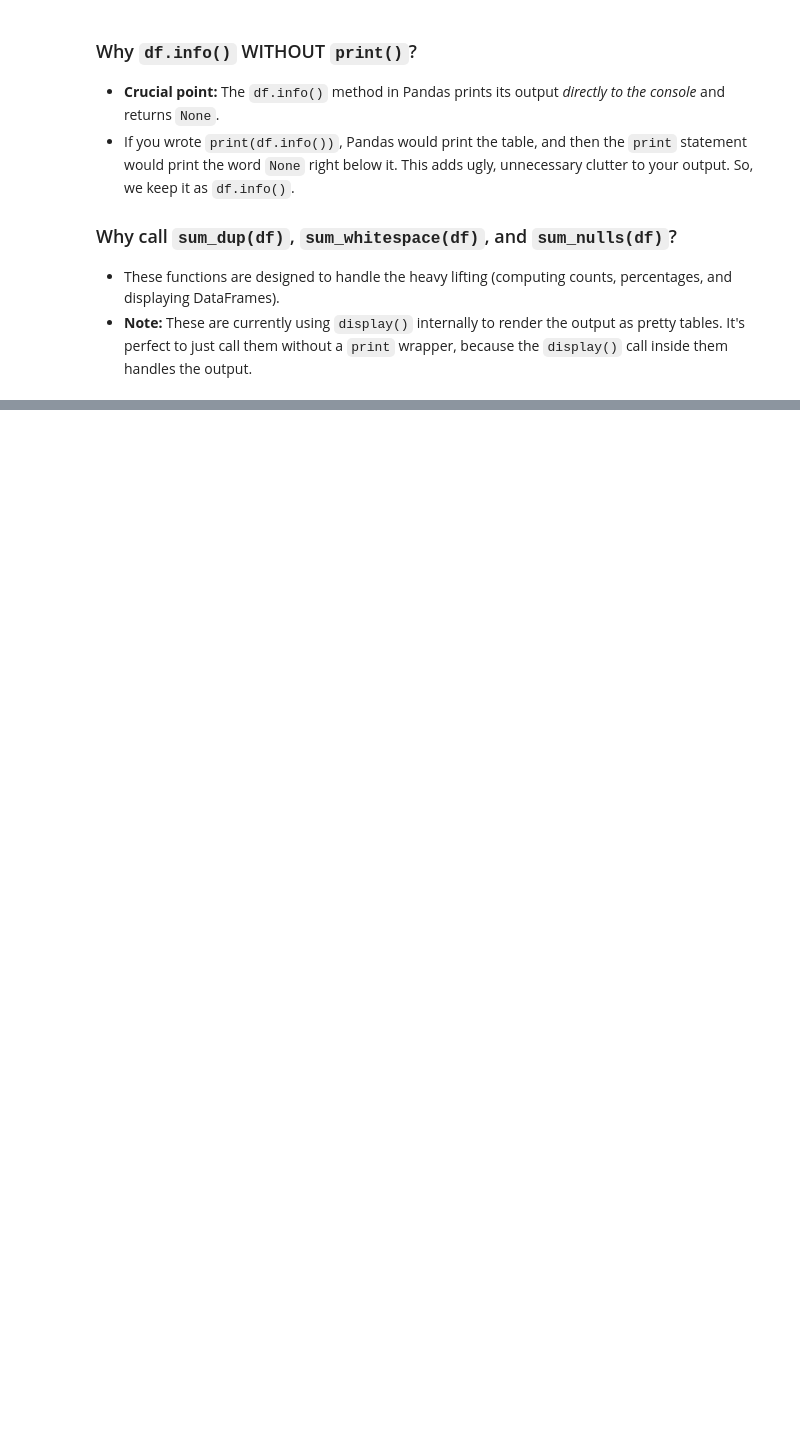
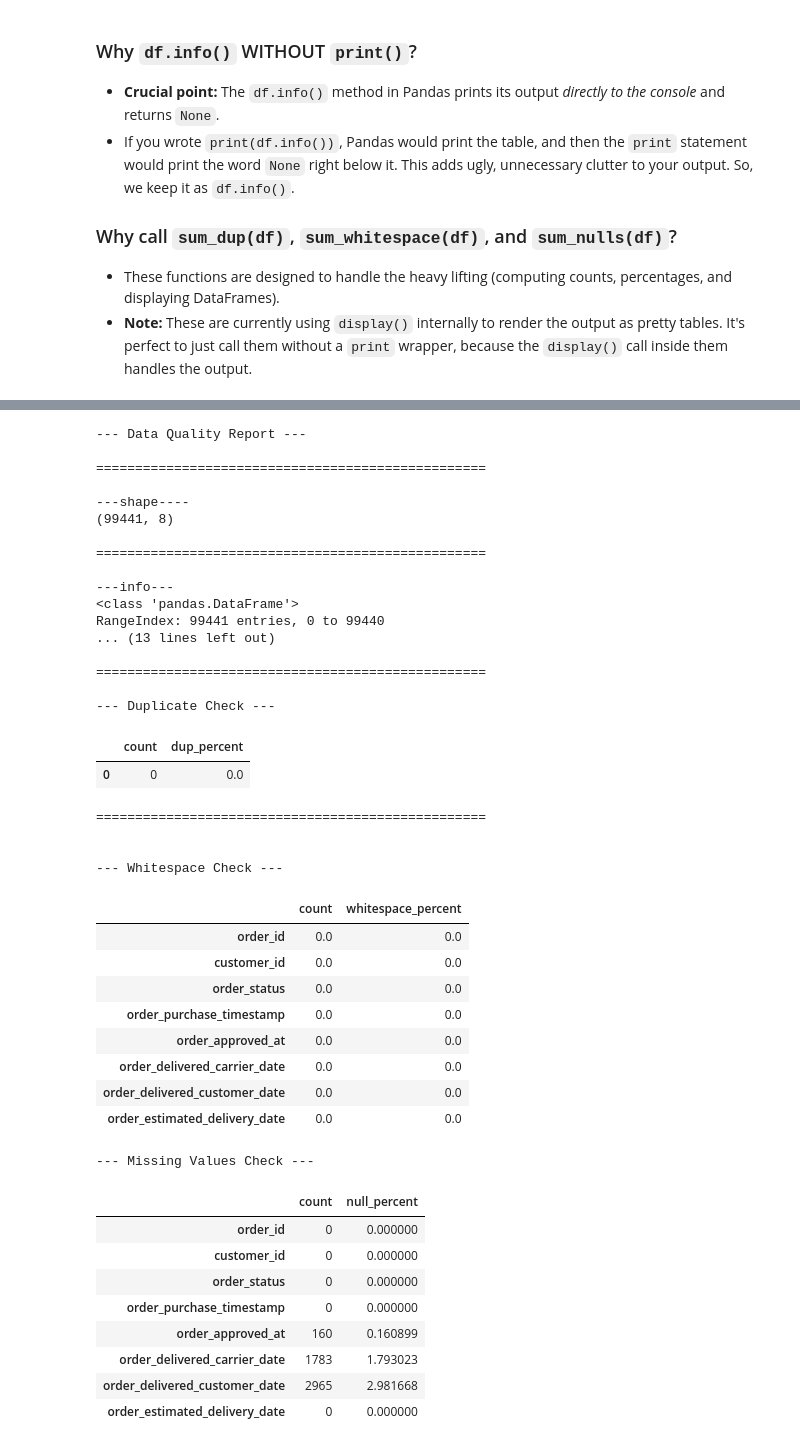
Before and after one commit to eslamsamirkhalil6-creator/olist-ecommerce-analytics, a Jupyter notebook: notebooks/01_data_cleaning_and_validation.ipynb, the cells around one changed output, grey strips where cells are left out. Drawn from its saved outputs; the diff is of its cells as text; code cells hidden in the pictures; blank space fills up the shorter version.

```diff
--- a/notebooks/01_data_cleaning_and_validation.ipynb
+++ b/notebooks/01_data_cleaning_and_validation.ipynb
@@ -239,0 +362,45 @@ def data_quality_report(df):
+# %%
+data_quality_report(df[ 'olist_orders_dataset'])
+# %% [output]
+--- Data Quality Report ---
+
+==================================================
+
+---shape----
+(99441, 8)
+
+==================================================
+
+---info---
+<class 'pandas.DataFrame'>
+RangeIndex: 99441 entries, 0 to 99440
+... (13 lines left out)
+
+==================================================
+
+--- Duplicate Check ---
+|  | count | dup_percent |
+| 0 | 0 | 0.0 |
+==================================================
+
+
+--- Whitespace Check ---
+|  | count | whitespace_percent |
+| order_id | 0.0 | 0.0 |
+| customer_id | 0.0 | 0.0 |
+| order_status | 0.0 | 0.0 |
+| order_purchase_timestamp | 0.0 | 0.0 |
+| order_approved_at | 0.0 | 0.0 |
+| order_delivered_carrier_date | 0.0 | 0.0 |
+| order_delivered_customer_date | 0.0 | 0.0 |
+| order_estimated_delivery_date | 0.0 | 0.0 |
+--- Missing Values Check ---
+|  | count | null_percent |
+| order_id | 0 | 0.000000 |
+| customer_id | 0 | 0.000000 |
+| order_status | 0 | 0.000000 |
+| order_purchase_timestamp | 0 | 0.000000 |
+| order_approved_at | 160 | 0.160899 |
+| order_delivered_carrier_date | 1783 | 1.793023 |
+| order_delivered_customer_date | 2965 | 2.981668 |
+| order_estimated_delivery_date | 0 | 0.000000 |
```
Also changed, not shown: parts of 19 cells of this notebook.
